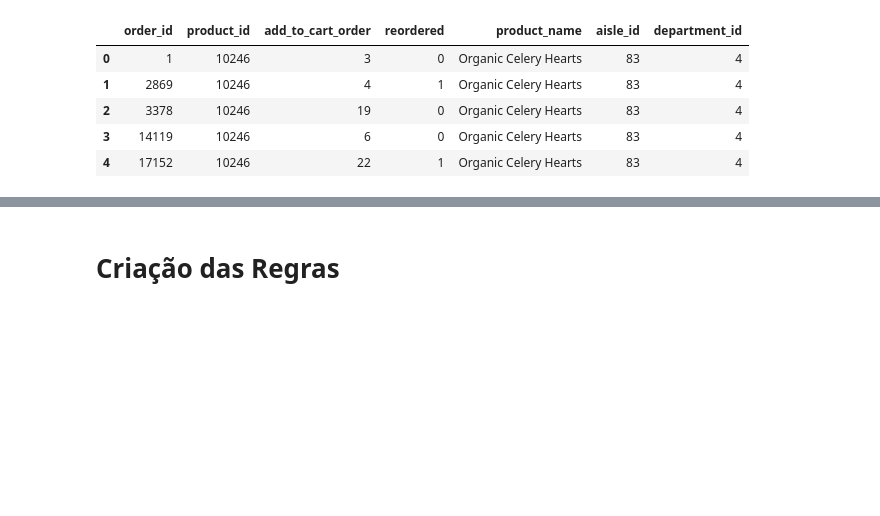
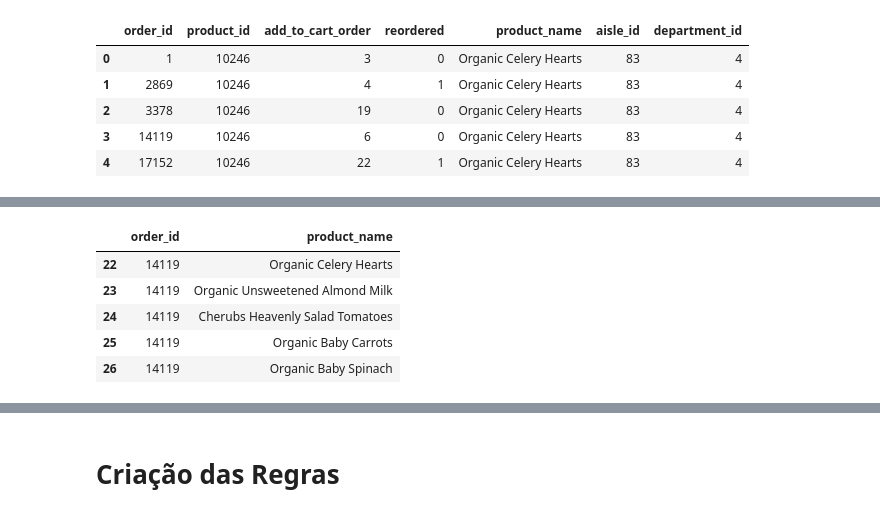
Before and after one commit to olimaandreza/python-association-rule, a Jupyter notebook: Market_Basket.ipynb, the cells around one changed output, grey strips where cells are left out. Saved outputs shown, nothing was run; the diff lists cells and outputs as text; code cells hidden in the pictures; blank space fills up the shorter version.

```diff
--- a/Market_Basket.ipynb
+++ b/Market_Basket.ipynb
@@ -149,6 +198,14 @@ data.head()
 # %%
 # Mantendo apenas order_id e product_name
-data=data.iloc[:,[0,4]]
+data=data.iloc[:,[0,4]][data.order_dow==0]
+data.head()
+# %% [output]
+|  | order_id | product_name |
+| 22 | 14119 | Organic Celery Hearts |
+| 23 | 14119 | Organic Unsweetened Almond Milk |
+| 24 | 14119 | Cherubs Heavenly Salad Tomatoes |
+| 25 | 14119 | Organic Baby Carrots |
+| 26 | 14119 | Organic Baby Spinach |
 # %%
 data.info()
 # %% [output]
```
Also changed, not shown: parts of 37 cells of this notebook.
